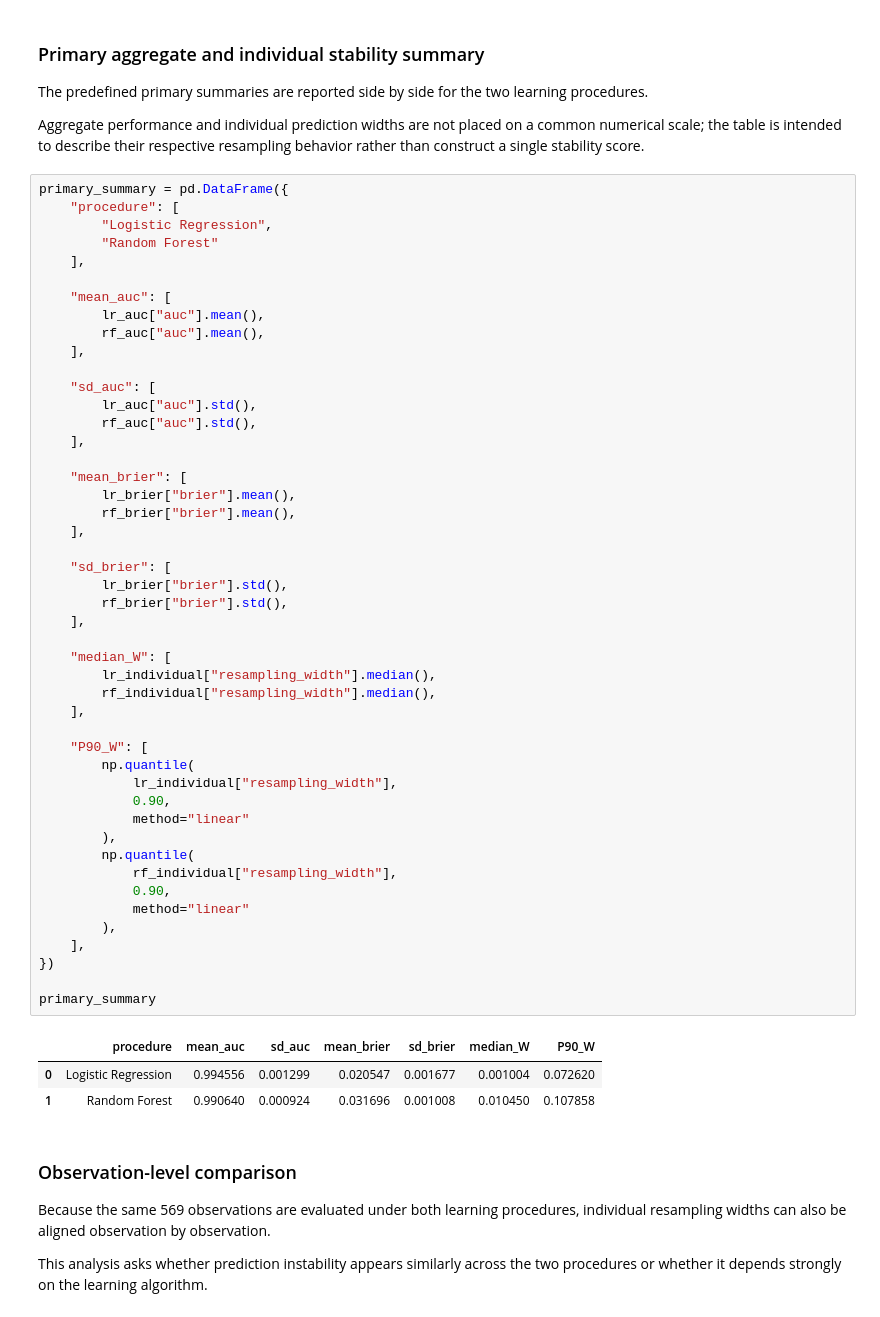
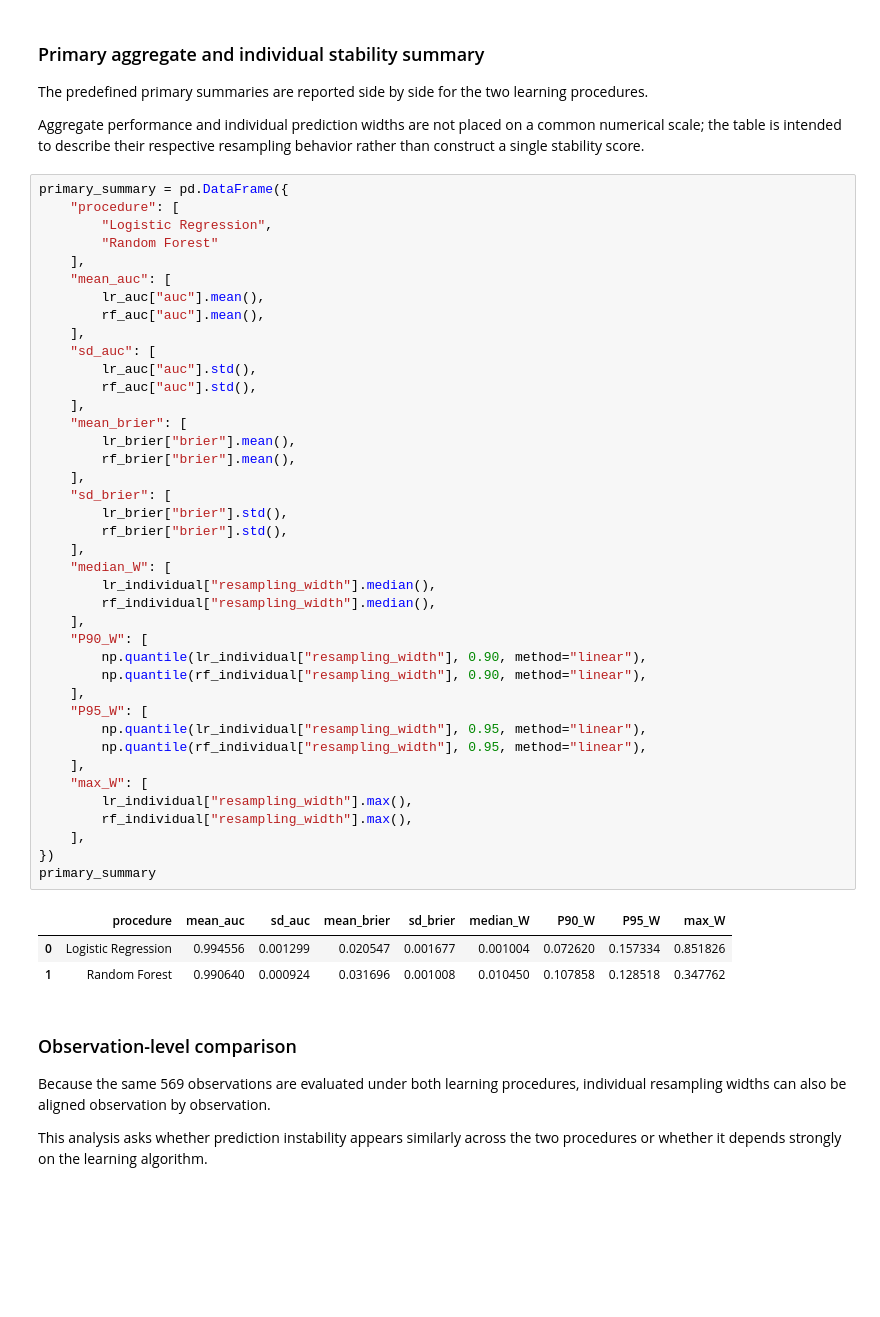
Before and after one commit to koalaresearch/WDBC-prediction-stability, a Jupyter notebook: 01_wdbc_prediction_stability.ipynb, the cells around one changed output. Saved outputs shown, nothing was run; the diff lists cells and outputs as text; blank space fills up the shorter version.

```diff
--- a/01_wdbc_prediction_stability.ipynb
+++ b/01_wdbc_prediction_stability.ipynb
@@ -3084,53 +3291,46 @@ resampling behavior rather than construct a single stability score.
 primary_summary = pd.DataFrame({
     "procedure": [
         "Logistic Regression",
         "Random Forest"
     ],
-
     "mean_auc": [
         lr_auc["auc"].mean(),
         rf_auc["auc"].mean(),
     ],
-
     "sd_auc": [
         lr_auc["auc"].std(),
         rf_auc["auc"].std(),
     ],
-
     "mean_brier": [
         lr_brier["brier"].mean(),
         rf_brier["brier"].mean(),
     ],
-
     "sd_brier": [
         lr_brier["brier"].std(),
         rf_brier["brier"].std(),
     ],
-
     "median_W": [
         lr_individual["resampling_width"].median(),
         rf_individual["resampling_width"].median(),
     ],
-
     "P90_W": [
-        np.quantile(
-            lr_individual["resampling_width"],
-            0.90,
-            method="linear"
-        ),
-        np.quantile(
-            rf_individual["resampling_width"],
-            0.90,
-            method="linear"
-        ),
+        np.quantile(lr_individual["resampling_width"], 0.90, method="linear"),
+        np.quantile(rf_individual["resampling_width"], 0.90, method="linear"),
+    ],
+    "P95_W": [
+        np.quantile(lr_individual["resampling_width"], 0.95, method="linear"),
+        np.quantile(rf_individual["resampling_width"], 0.95, method="linear"),
+    ],
+    "max_W": [
+        lr_individual["resampling_width"].max(),
+        rf_individual["resampling_width"].max(),
     ],
 })
-
 primary_summary
 # %% [output]
-|  | procedure | mean_auc | sd_auc | mean_brier | sd_brier | median_W | P90_W |
-| 0 | Logistic Regression | 0.994556 | 0.001299 | 0.020547 | 0.001677 | 0.001004 | 0.072620 |
-| 1 | Random Forest | 0.990640 | 0.000924 | 0.031696 | 0.001008 | 0.010450 | 0.107858 |
+|  | procedure | mean_auc | sd_auc | mean_brier | sd_brier | median_W | P90_W | P95_W | max_W |
+| 0 | Logistic Regression | 0.994556 | 0.001299 | 0.020547 | 0.001677 | 0.001004 | 0.072620 | 0.157334 | 0.851826 |
+| 1 | Random Forest | 0.990640 | 0.000924 | 0.031696 | 0.001008 | 0.010450 | 0.107858 | 0.128518 | 0.347762 |
 # %% [markdown]
 ### Observation-level comparison
 
```
Also changed, not shown: parts of 59 cells of this notebook, 30 other files.
